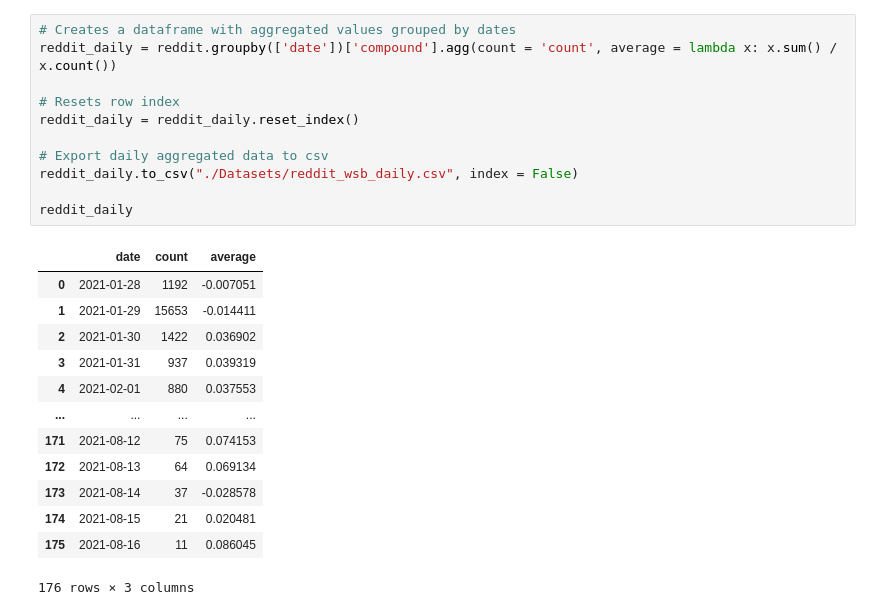
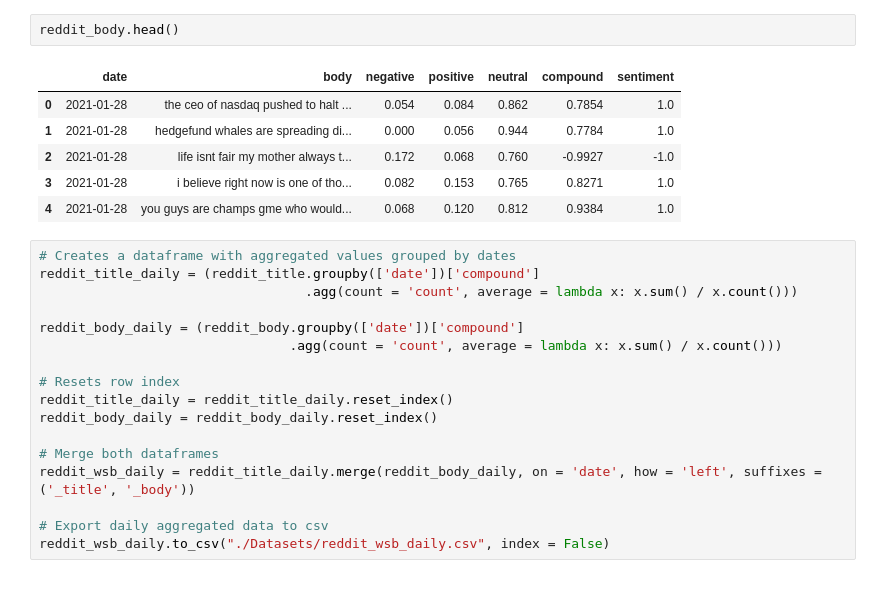
Before and after one commit to ccwhgetgit/DAO2702Project, a Jupyter notebook: Reddit.ipynb, the cells around one changed output. Saved outputs shown, nothing was run; the diff lists cells and outputs as text; blank space fills up the shorter version.

```diff
--- a/Reddit.ipynb
+++ b/Reddit.ipynb
@@ -102,25 +124,26 @@ for i in range(len(reddit['title'])):
+# %%
+reddit_body.head()
+# %% [output]
+|  | date | body | negative | positive | neutral | compound | sentiment |
+| 0 | 2021-01-28 | the ceo of nasdaq pushed to halt ... | 0.054 | 0.084 | 0.862 | 0.7854 | 1.0 |
+| 1 | 2021-01-28 | hedgefund whales are spreading di... | 0.000 | 0.056 | 0.944 | 0.7784 | 1.0 |
+| 2 | 2021-01-28 | life isnt fair my mother always t... | 0.172 | 0.068 | 0.760 | -0.9927 | -1.0 |
+| 3 | 2021-01-28 | i believe right now is one of tho... | 0.082 | 0.153 | 0.765 | 0.8271 | 1.0 |
+| 4 | 2021-01-28 | you guys are champs gme who would... | 0.068 | 0.120 | 0.812 | 0.9384 | 1.0 |
 # %%
 # Creates a dataframe with aggregated values grouped by dates
-reddit_daily = reddit.groupby(['date'])['compound'].agg(count = 'count', average = lambda x: x.sum() / x.count())
+reddit_title_daily = (reddit_title.groupby(['date'])['compound']
+                                  .agg(count = 'count', average = lambda x: x.sum() / x.count()))
+
+reddit_body_daily = (reddit_body.groupby(['date'])['compound']
+                                .agg(count = 'count', average = lambda x: x.sum() / x.count()))
 
 # Resets row index
-reddit_daily = reddit_daily.reset_index()
+reddit_title_daily = reddit_title_daily.reset_index()
+reddit_body_daily = reddit_body_daily.reset_index()
+
+# Merge both dataframes
+reddit_wsb_daily = reddit_title_daily.merge(reddit_body_daily, on = 'date', how = 'left', suffixes = ('_title', '_body'))
 
 # Export daily aggregated data to csv
-reddit_daily.to_csv("./Datasets/reddit_wsb_daily.csv", index = False)
-
-reddit_daily
+reddit_wsb_daily.to_csv("./Datasets/reddit_wsb_daily.csv", index = False)
-# %% [output]
-|  | date | count | average |
-| 0 | 2021-01-28 | 1192 | -0.007051 |
-| 1 | 2021-01-29 | 15653 | -0.014411 |
-| 2 | 2021-01-30 | 1422 | 0.036902 |
-| 3 | 2021-01-31 | 937 | 0.039319 |
-| 4 | 2021-02-01 | 880 | 0.037553 |
-| ... | ... | ... | ... |
-| 171 | 2021-08-12 | 75 | 0.074153 |
-| 172 | 2021-08-13 | 64 | 0.069134 |
-| 173 | 2021-08-14 | 37 | -0.028578 |
-| 174 | 2021-08-15 | 21 | 0.020481 |
-| 175 | 2021-08-16 | 11 | 0.086045 |
-176 rows × 3 columns
```
Also changed, not shown: parts of 12 cells of this notebook, 3 other files.
